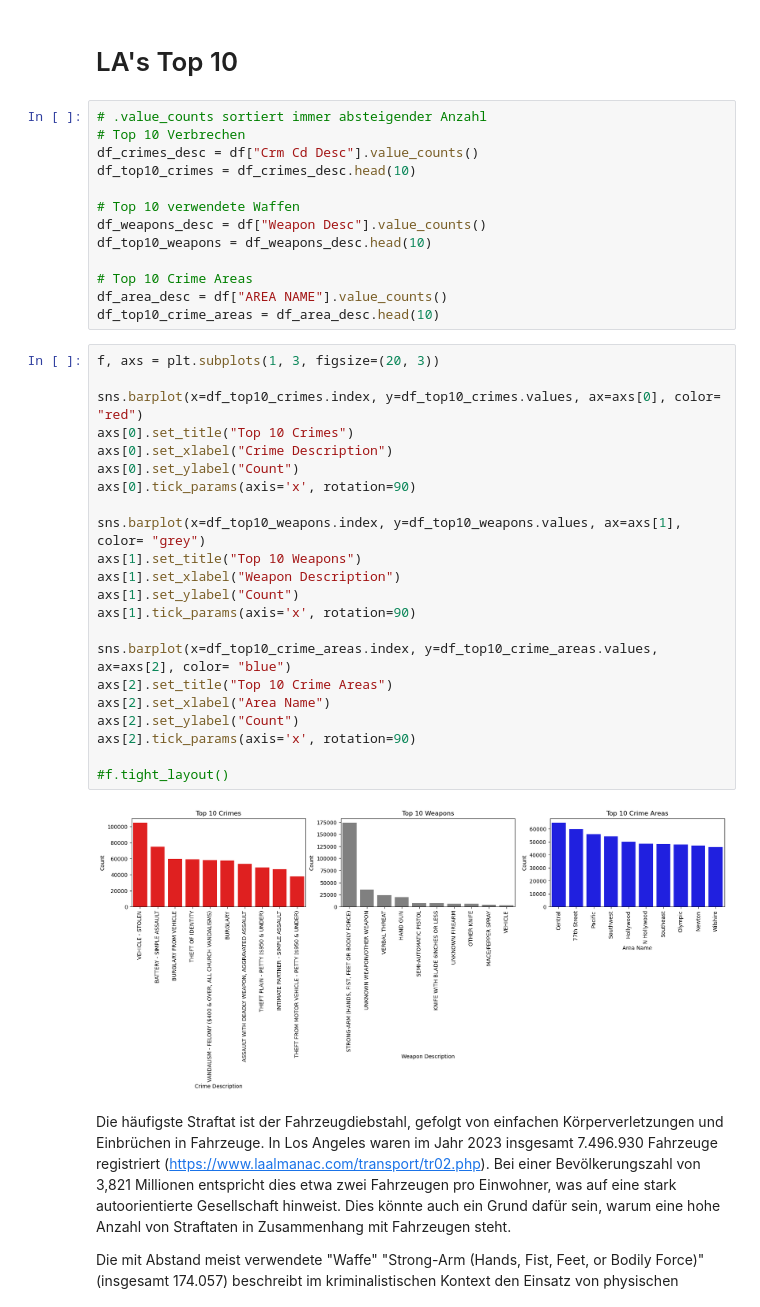
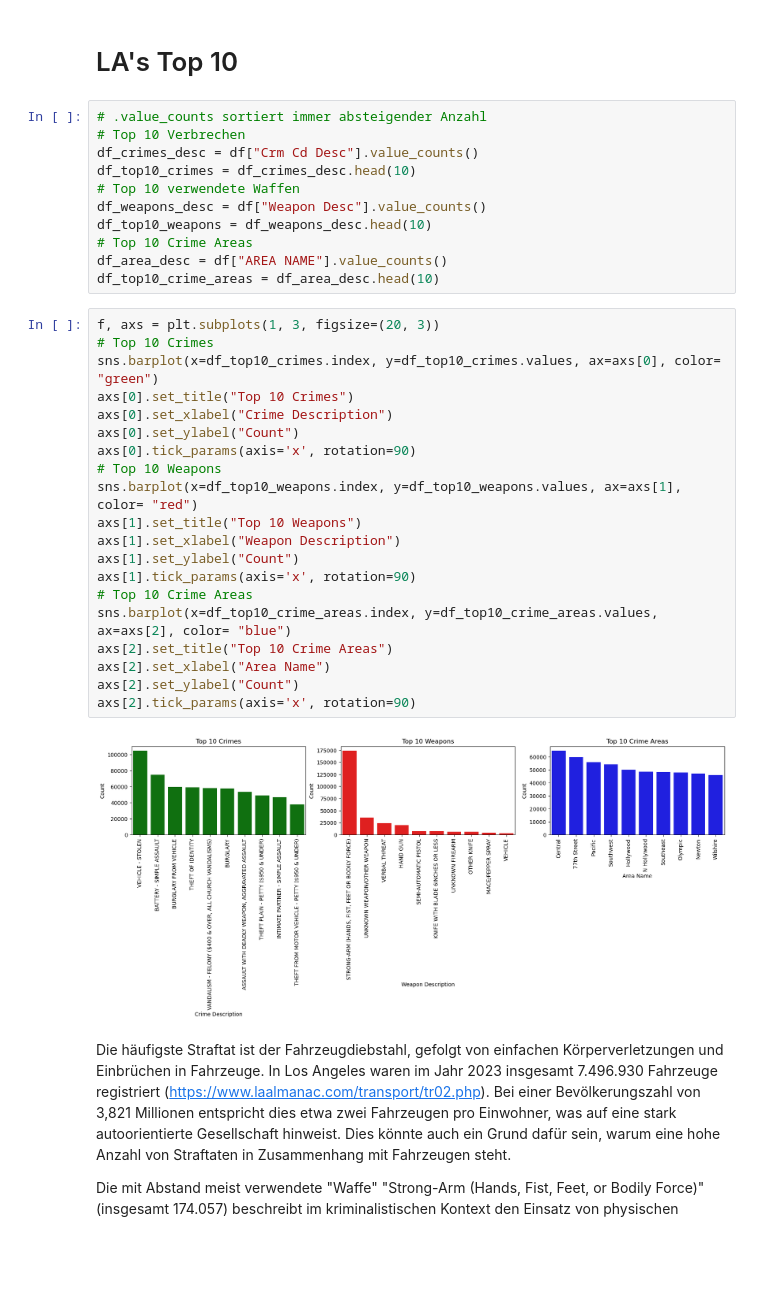
Before and after one commit to Baenji/DIP, a Jupyter notebook: crime.ipynb, the cells around one changed output. Drawn from its saved outputs; the diff is of its cells as text; blank space fills up the shorter version.

```diff
--- a/crime.ipynb
+++ b/crime.ipynb
@@ -112,38 +158,34 @@ https://xtown.la/2024/01/16/los-angeles-sees-murders-decline-in-2023-but-propert
 # Top 10 Verbrechen
 df_crimes_desc = df["Crm Cd Desc"].value_counts()
 df_top10_crimes = df_crimes_desc.head(10)
-
 # Top 10 verwendete Waffen
 df_weapons_desc = df["Weapon Desc"].value_counts()
 df_top10_weapons = df_weapons_desc.head(10)
-
 # Top 10 Crime Areas
 df_area_desc = df["AREA NAME"].value_counts()
 df_top10_crime_areas = df_area_desc.head(10)
 # %%
 f, axs = plt.subplots(1, 3, figsize=(20, 3))
-
-sns.barplot(x=df_top10_crimes.index, y=df_top10_crimes.values, ax=axs[0], color= "red")
+# Top 10 Crimes
+sns.barplot(x=df_top10_crimes.index, y=df_top10_crimes.values, ax=axs[0], color= "green")
 axs[0].set_title("Top 10 Crimes")
 axs[0].set_xlabel("Crime Description")
 axs[0].set_ylabel("Count")
 axs[0].tick_params(axis='x', rotation=90)
-
-sns.barplot(x=df_top10_weapons.index, y=df_top10_weapons.values, ax=axs[1], color= "grey")
+# Top 10 Weapons
+sns.barplot(x=df_top10_weapons.index, y=df_top10_weapons.values, ax=axs[1], color= "red")
 axs[1].set_title("Top 10 Weapons")
 axs[1].set_xlabel("Weapon Description")
 axs[1].set_ylabel("Count")
 axs[1].tick_params(axis='x', rotation=90)
-
+# Top 10 Crime Areas
 sns.barplot(x=df_top10_crime_areas.index, y=df_top10_crime_areas.values, ax=axs[2], color= "blue")
 axs[2].set_title("Top 10 Crime Areas")
 axs[2].set_xlabel("Area Name")
 axs[2].set_ylabel("Count")
 axs[2].tick_params(axis='x', rotation=90)
-
-#f.tight_layout()
 # %% [output]
-[figure, old version]
+[figure, new version]
 # %% [markdown]
 Die häufigste Straftat ist der Fahrzeugdiebstahl, gefolgt von einfachen Körperverletzungen und Einbrüchen in Fahrzeuge. In Los Angeles waren im Jahr 2023 insgesamt 7.496.930 Fahrzeuge registriert (https://www.laalmanac.com/transport/tr02.php). Bei einer Bevölkerungszahl von 3,821 Millionen entspricht dies etwa zwei Fahrzeugen pro Einwohner, was auf eine stark autoorientierte Gesellschaft hinweist. Dies könnte auch ein Grund dafür sein, warum eine hohe Anzahl von Straftaten in Zusammenhang mit Fahrzeugen steht.
 
```
Also changed, not shown: parts of 33 cells of this notebook.
